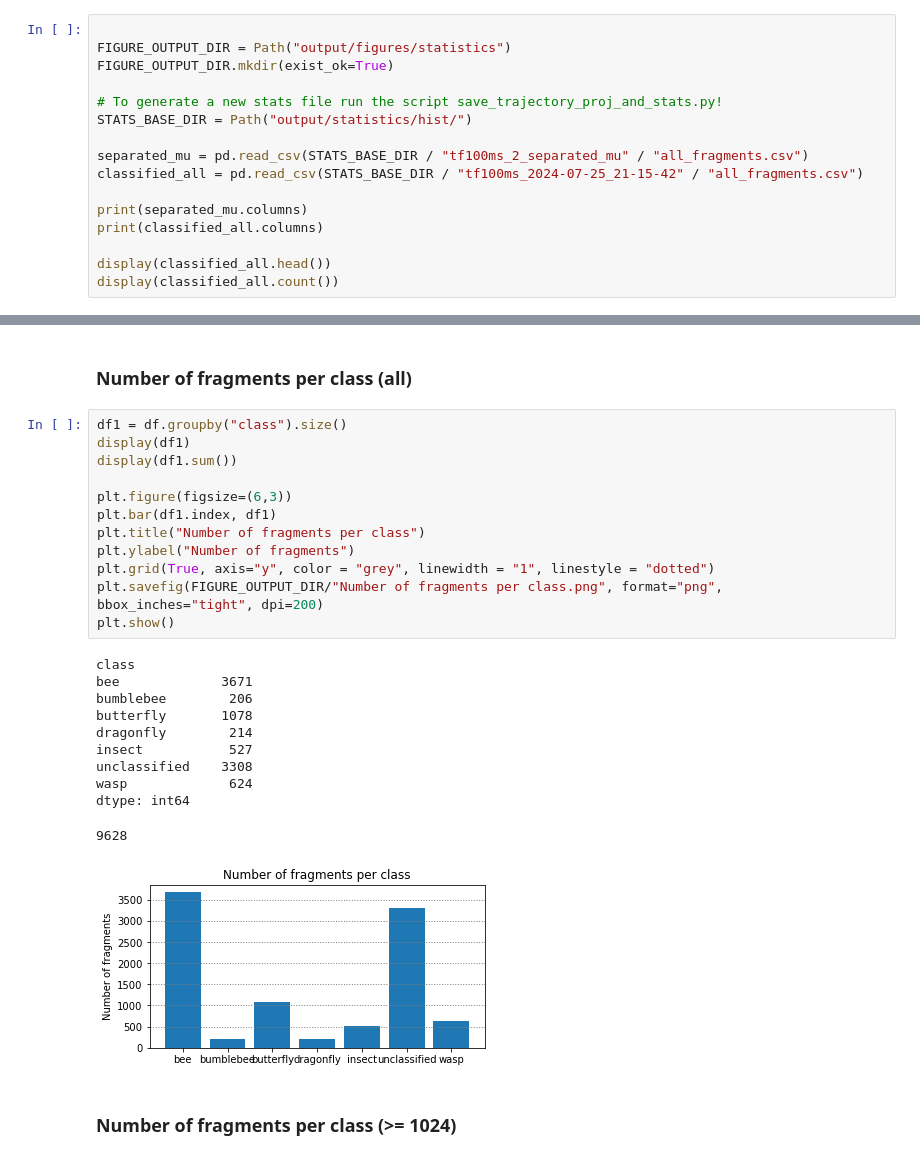
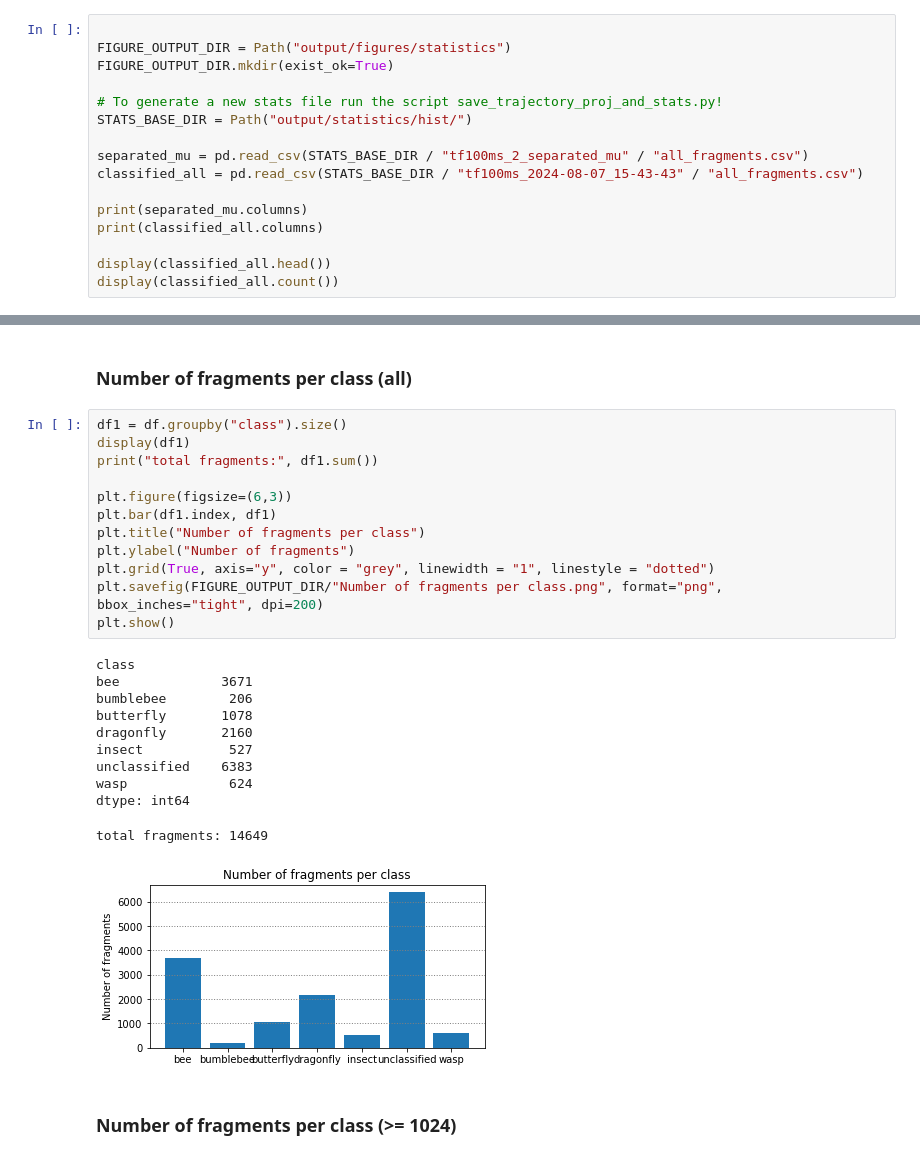
Before and after one commit to boeges/ma_point_cloud_processing, a Jupyter notebook: inspect_hist_statistics.ipynb, the cells around one changed output, grey strips where cells are left out. Cells and saved outputs as stored; diff of their text form.

```diff
--- a/inspect_hist_statistics.ipynb
+++ b/inspect_hist_statistics.ipynb
@@ -15,7 +17,7 @@ FIGURE_OUTPUT_DIR.mkdir(exist_ok=True)
 STATS_BASE_DIR = Path("output/statistics/hist/")
 
 separated_mu = pd.read_csv(STATS_BASE_DIR / "tf100ms_2_separated_mu" / "all_fragments.csv")
-classified_all = pd.read_csv(STATS_BASE_DIR / "tf100ms_2024-07-25_21-15-42" / "all_fragments.csv")
+classified_all = pd.read_csv(STATS_BASE_DIR / "tf100ms_2024-08-07_15-43-43" / "all_fragments.csv")
 
 print(separated_mu.columns)
 print(classified_all.columns)
@@ -103,27 +105,27 @@ dtype: int64
 # %%
 df1 = df.groupby("class").size()
 display(df1)
-display(df1.sum())
+print("total fragments:", df1.sum())
 
 plt.figure(figsize=(6,3))
 plt.bar(df1.index, df1)
 plt.title("Number of fragments per class")
 plt.ylabel("Number of fragments")
 plt.grid(True, axis="y", color = "grey", linewidth = "1", linestyle = "dotted")
 plt.savefig(FIGURE_OUTPUT_DIR/"Number of fragments per class.png", format="png", bbox_inches="tight", dpi=200)
 plt.show()
 # %% [output]
 class
 bee             3671
 bumblebee        206
 butterfly       1078
-dragonfly        214
+dragonfly       2160
 insect           527
-unclassified    3308
+unclassified    6383
 wasp             624
 dtype: int64
-9628
+total fragments: 14649
-[figure, old version]
+[figure, new version]
 # %% [markdown]
 ### Number of fragments per class (>= 1024)
 # %%
```
Also changed, not shown: parts of 16 cells of this notebook, 10 other files.
